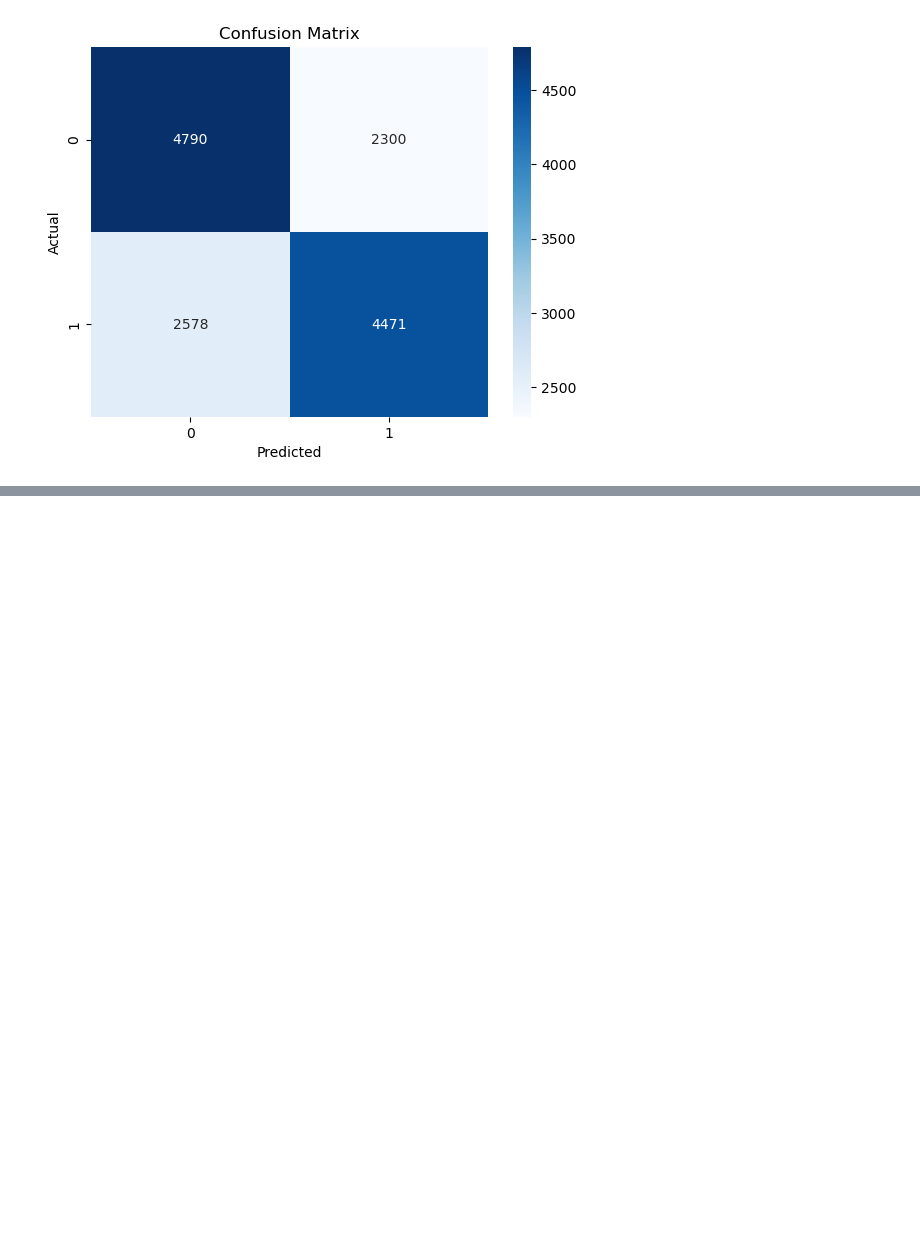
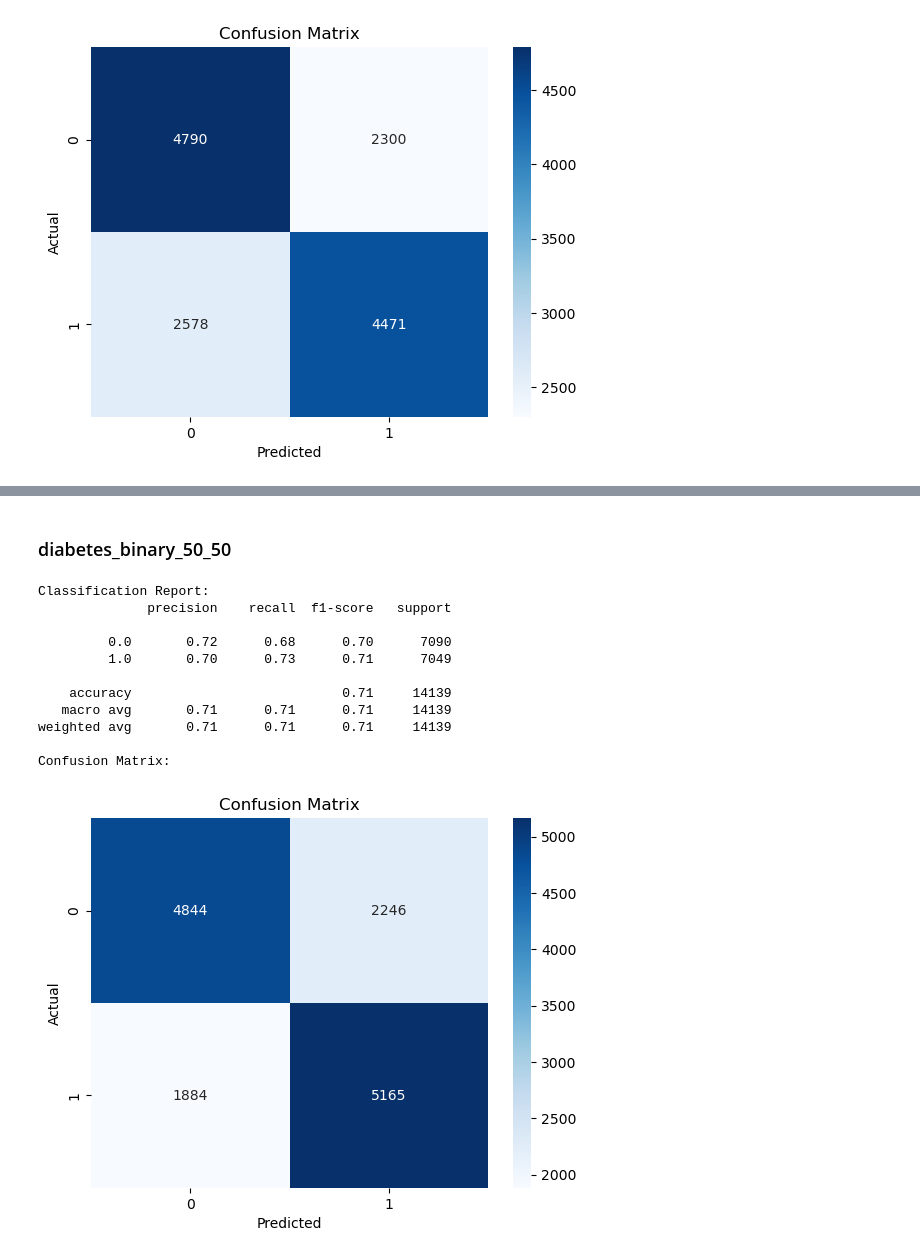
Before and after one commit to DataScience-DHBWKA/Gruppe3-DataExploration, a Jupyter notebook: data_exploration.ipynb, the cells around one changed output, grey strips where cells are left out. Cells and saved outputs as stored; diff of their text form; code cells hidden in the pictures; blank space fills up the shorter version.

```diff
--- a/data_exploration.ipynb
+++ b/data_exploration.ipynb
@@ -340,13 +379,13 @@ Confusion Matrix:
 ### Diabetes_binary_50_50
 # %%
 # Initialize the DecisionTreeClassifier
-clf = DecisionTreeClassifier(random_state=42)
+clf_50_50 = DecisionTreeClassifier(random_state=42)
 
 # Train the classifier
-clf.fit(X_train_50_50, y_train_50_50)
+clf_50_50.fit(X_train_50_50, y_train_50_50)
 
 # Make predictions on the test set
-y_pred_50_50 = clf.predict(X_test_50_50)
+y_pred_50_50 = clf_50_50.predict(X_test_50_50)
 
 # Evaluate the model
 # Display the classification report
@@ -375,0 +455,37 @@ Confusion Matrix:
+# %% [markdown]
+### diabetes_binary_50_50
+# %%
+# Initialize the KNN model
+knn_50_50 = KNeighborsClassifier(n_neighbors=5)
+
+# Train the model
+knn_50_50.fit(X_train_50_50, y_train_50_50)
+
+# Make predictions on the test set
+y_pred_knn_50_50 = knn_50_50.predict(X_test_50_50)
+
+# Evaluate the model
+# Display the classification report
+print("Classification Report:")
+print(classification_report(y_test_50_50, y_pred_knn_50_50))
+
+# Display the confusion matrix
+print("Confusion Matrix:")
+sns.heatmap(confusion_matrix(y_test_50_50, y_pred_knn_50_50), annot=True, fmt='d', cmap='Blues')
+plt.xlabel('Predicted')
+plt.ylabel('Actual')
+plt.title('Confusion Matrix')
+plt.show()
+# %% [output]
+Classification Report:
+              precision    recall  f1-score   support
+
+         0.0       0.72      0.68      0.70      7090
+         1.0       0.70      0.73      0.71      7049
+
+    accuracy                           0.71     14139
+   macro avg       0.71      0.71      0.71     14139
+weighted avg       0.71      0.71      0.71     14139
+
+Confusion Matrix:
+[figure, added]
```
Also changed, not shown: parts of 8 cells of this notebook.
